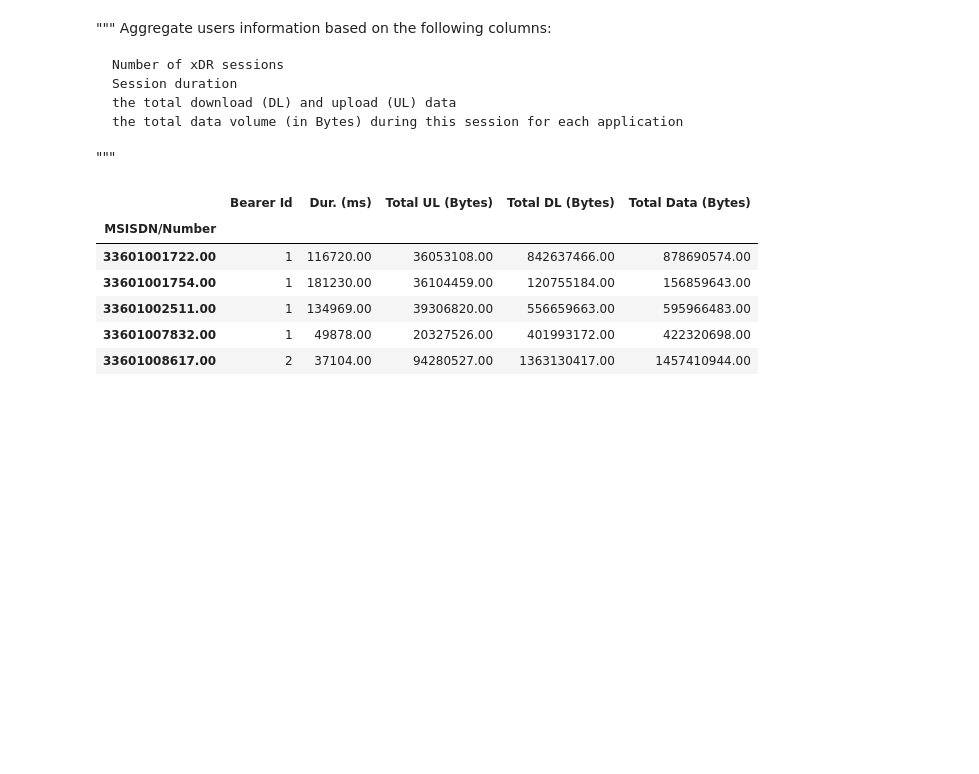
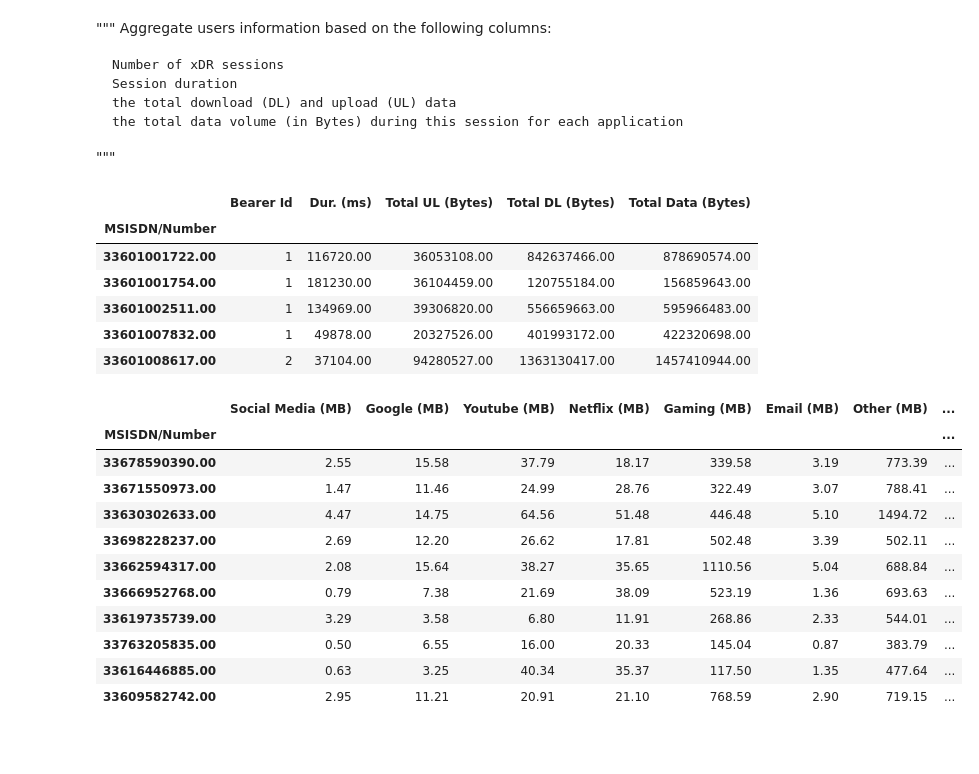
Before and after one commit to yonamg/Telecom-Data-Analysis, a Jupyter notebook: notebook/user_overview_analysis.ipynb, the cells around one changed output. Drawn from its saved outputs; the diff is of its cells as text; code cells hidden in the pictures; blank space fills up the shorter version.

Commit message:
perform user app behavior

```diff
--- a/notebook/user_overview_analysis.ipynb
+++ b/notebook/user_overview_analysis.ipynb
@@ -176,3 +176,24 @@ user_app_usage["Gaming (MB)"]       = convert_bytes_to_megabytes(user_app_usage[
 user_app_usage['Email (MB)']        = convert_bytes_to_megabytes(user_app_usage["Email (Bytes)"])
 user_app_usage['Other (MB)']        = convert_bytes_to_megabytes(user_app_usage["Other (Bytes)"])
 user_app_usage['Total Data (MB)']    = convert_bytes_to_megabytes(user_app_usage["Total Data (Bytes)"])
+# %%
+user_app_columns = ['MSISDN/Number','Social Media (MB)','Google (MB)', 'Youtube (MB)','Netflix (MB)', \
+              'Gaming (MB)', 'Email (MB)', 'Other (MB)', 'Total Data (MB)']
+# %%
+users_app_behavior = user_app_usage[user_app_columns].groupby('MSISDN/Number').sum().sample(10)
+users_app_behavior
+# %% [output]
+|  | Social Media (MB) | Google (MB) | Youtube (MB) | Netflix (MB) | Gaming (MB) | Email (MB) | Other (MB) | ... |
+| MSISDN/Number |  |  |  |  |  |  |  | ... |
+| 33678590390.00 | 2.55 | 15.58 | 37.79 | 18.17 | 339.58 | 3.19 | 773.39 | ... |
+| 33671550973.00 | 1.47 | 11.46 | 24.99 | 28.76 | 322.49 | 3.07 | 788.41 | ... |
+| 33630302633.00 | 4.47 | 14.75 | 64.56 | 51.48 | 446.48 | 5.10 | 1494.72 | ... |
+| 33698228237.00 | 2.69 | 12.20 | 26.62 | 17.81 | 502.48 | 3.39 | 502.11 | ... |
+| 33662594317.00 | 2.08 | 15.64 | 38.27 | 35.65 | 1110.56 | 5.04 | 688.84 | ... |
+| 33666952768.00 | 0.79 | 7.38 | 21.69 | 38.09 | 523.19 | 1.36 | 693.63 | ... |
+| 33619735739.00 | 3.29 | 3.58 | 6.80 | 11.91 | 268.86 | 2.33 | 544.01 | ... |
+| 33763205835.00 | 0.50 | 6.55 | 16.00 | 20.33 | 145.04 | 0.87 | 383.79 | ... |
+| 33616446885.00 | 0.63 | 3.25 | 40.34 | 35.37 | 117.50 | 1.35 | 477.64 | ... |
+| 33609582742.00 | 2.95 | 11.21 | 20.91 | 21.10 | 768.59 | 2.90 | 719.15 | ... |
+# %% [markdown]
+#
```
